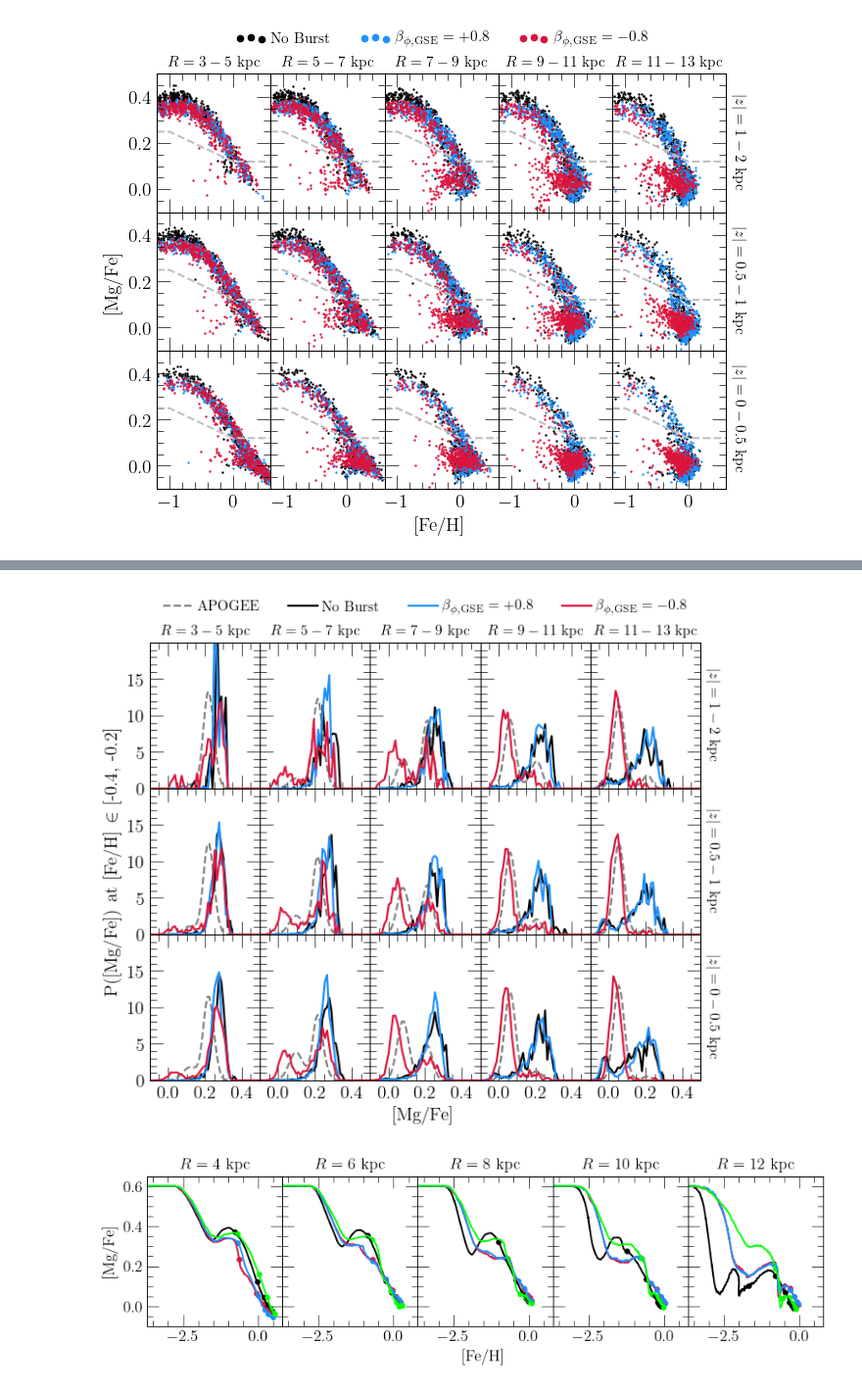
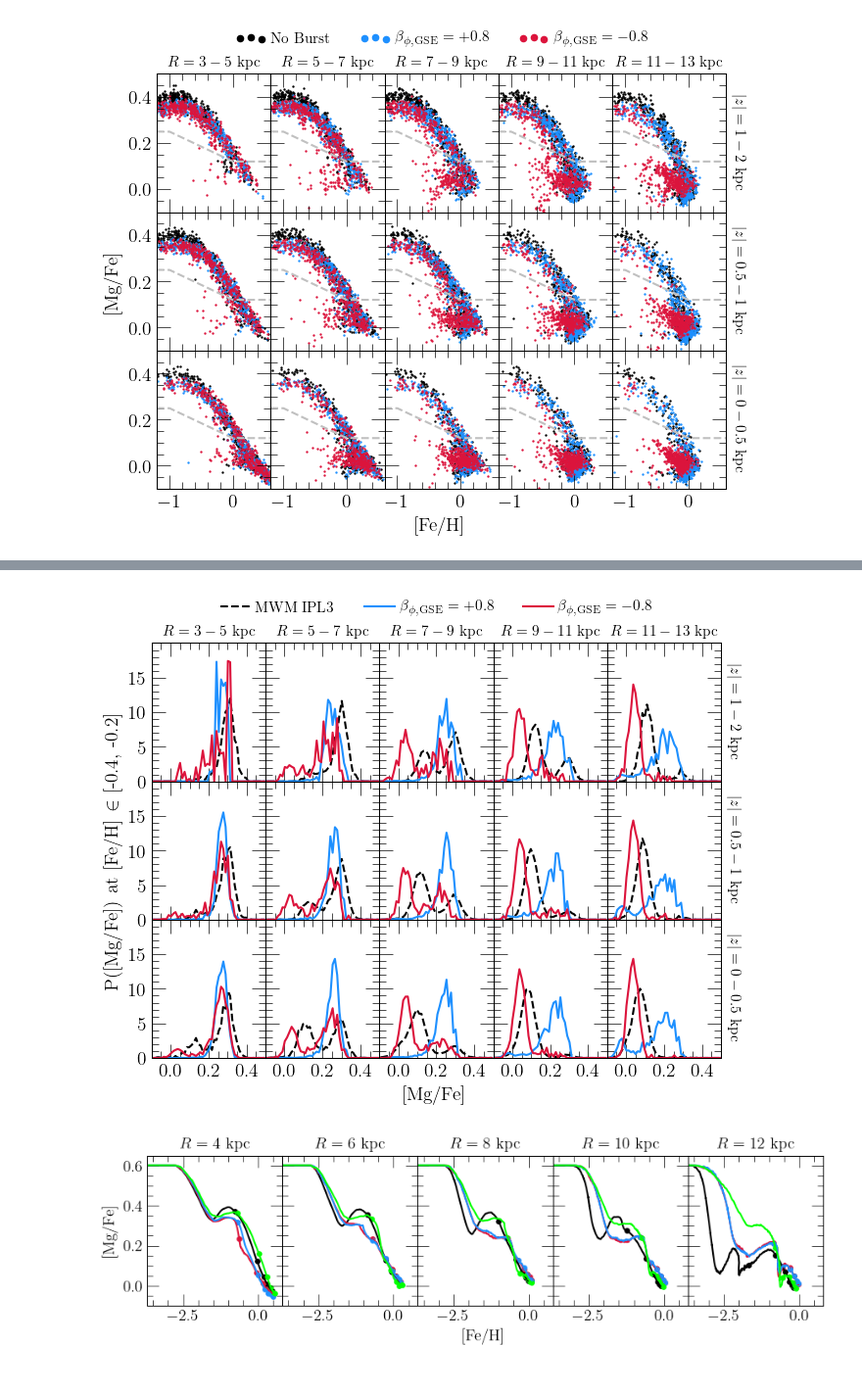
Before and after one commit to giganano/merger-flows, a Jupyter notebook: notebooks/afe-feh.ipynb, the cells around one changed output, grey strips where cells are left out. Shown at 98% size. Drawn from its saved outputs; the diff is of its cells as text; code cells hidden in the pictures.

```diff
--- a/notebooks/afe-feh.ipynb
+++ b/notebooks/afe-feh.ipynb
@@ -1,16 +1,22 @@
 # %%
 import matplotlib.pyplot as plt
+import matplotlib.patches as patches
 from plots.mpltoolkit import mpl_loc, named_colors, markers, fancy_legend, negative_log, load_style_sheet
 import numpy as np
 import vice
 import sys
+from databanks.SDSS.IPL3 import IPL3_GIANTS
 sys.path.append("..")
 from src.utils import subsample_stellar_populations, get_velocity_profile, oh_to_12pluslog
 from src.plots.utils import weighted_median
 load_style_sheet("papers")
 print(sys.version_info)
+IPL3_GIANTS = vice.dataframe(IPL3_GIANTS)
 # %% [output]
 sys.version_info(major=3, minor=12, micro=3, releaselevel='final', serial=0)
+# %%
+IPL3_GIANTS["mg_fe"] = [mg - fe for mg, fe in zip(IPL3_GIANTS["mg_h"], IPL3_GIANTS["fe_h"])]
+IPL3_GIANTS["absz"] = [abs(z) for z in IPL3_GIANTS["z"]]
 # %%
 # output = vice.output("../outputs/expifr_gse/amd/tacc3p2/massratio3/expsigma/gsebetaphiin-0p8")
 # extra = np.genfromtxt("%s_analogdata.out" % (output.name))
@@ -109,3 +115,15 @@ for ext in ["pdf", "jpeg"]:
 plt.show()
 # %% [output]
 [figure]
+# %%
+# output = vice.output("../outputs/expifr_gse/amd/tacc3p2/massratio3/expsigma/gsebetaphiin-0p8")
+# extra = np.genfromtxt("%s_analogdata.out" % (output.name))
+# output.stars["absz"] = [abs(_) for _ in extra[:,-1][:output.stars.size[0]]]
+outputs = [
+    "../outputs/expifr_gse/amd/tacc3p2/massratio3/expsigma/gsebetaphiin+0p8",
+    "../outputs/expifr_gse/amd/tacc3p2/massratio3/expsigma/gsebetaphiin-0p8"
+]
+outputs = [vice.output(name) for name in outputs]
+for out in outputs:
+    extra = np.genfromtxt("%s_analogdata.out" % (out.name))
+    out.stars["absz"] = [abs(_) for _ in extra[:,-1][:out.stars.size[0]]]
@@ -112,14 +249,16 @@ plt.show()
 # %%
-COLORS = ["black", "dodgerblue", "crimson"]
+# COLORS = ["black", "dodgerblue", "crimson"]
+COLORS = ["dodgerblue", "crimson"]
 RADII = [[3, 5], [5, 7], [7, 9], [9, 11], [11, 13]]
 ZHEIGHTS = [[1, 2], [0.5, 1], [0, 0.5]] # backwards to put high |z| at the top
-LABELS = ["No Burst", r"$\beta_{\phi,\text{GSE}} = +0.8$", r"$\beta_{\phi,\text{GSE}} = -0.8$"]
+# LABELS = ["No Burst", r"$\beta_{\phi,\text{GSE}} = +0.8$", r"$\beta_{\phi,\text{GSE}} = -0.8$"]
+LABELS = [r"$\beta_{\phi,\text{GSE}} = +0.8$", r"$\beta_{\phi,\text{GSE}} = -0.8$"]
 FEH_ERR = 0.0087
 MGFE_ERR = 0.017
 FEH_MIN = -0.4
 FEH_MAX = -0.2
 
-fig, axes = plt.subplots(nrows = len(ZHEIGHTS), ncols = len(RADII), figsize = (7.5, 6), sharex = True, sharey = True)
+fig, axes = plt.subplots(nrows = len(ZHEIGHTS), ncols = len(RADII), figsize = (7.5, 5.5), sharex = True, sharey = True)
 axes[0][0].set_xlim([-0.1, 0.5])
 axes[0][0].set_ylim([0, 20])
 axes[0][0].set_xticks([0, 0.2, 0.4])
@@ -152,59 +291,73 @@ def plot_distributions(ax, output, rmin, rmax, abszmin, abszmax, fehmin, fehmax,
     xvals = [(a + b) / 2 for a, b in zip(bins[:-1], bins[1:])]
     ax.plot(xvals, hist, **kwargs)
 
-def plot_observed_distributions(ax, rmin, abszmin, fehmin, **kwargs):
-    path = "../data/ofe_mdfs/Rmin%.1f_hmin%.1f_FeHmin%.1f.dat" % (rmin, abszmin, fehmin)
-    raw = np.genfromtxt(path)
-    ofe = raw[:,-2]
-    p_ofe = raw[:,-1]
-    dofe = ofe[1] - ofe[0]
-    norm = 0
-    for i in range(len(ofe)):
-        norm += p_ofe[i] * dofe
-    p_ofe = [p / norm for p in p_ofe]
-    ax.plot(ofe, p_ofe, **kwargs)
+# def plot_observed_distributions(ax, rmin, abszmin, fehmin, **kwargs):
+    # path = "../data/ofe_mdfs/Rmin%.1f_hmin%.1f_FeHmin%.1f.dat" % (rmin, abszmin, fehmin)
+    # raw = np.genfromtxt(path)
+    # ofe = raw[:,-2]
+    # p_ofe = raw[:,-1]
+    # dofe = ofe[1] - ofe[0]
+    # norm = 0
+    # for i in range(len(ofe)):
+    #     norm += p_ofe[i] * dofe
+    # p_ofe = [p / norm for p in p_ofe]
+    # ax.plot(ofe, p_ofe, **kwargs)
+
+def plot_observed_distributions(ax, rmin, rmax, abszmin, abszmax, fehmin, fehmax, **kwargs):
+    stars = IPL3_GIANTS.filter(
+        "rgal", ">=", rmin).filter(
+        "rgal", "<=", rmax).filter(
+        "absz", ">=", abszmin).filter(
+        "absz", "<=", abszmax).filter(
+        "fe_h", ">=", fehmin).filter(
+        "fe_h", "<=", fehmax).filter(
+        "mg_fe", ">=", ax.get_xlim()[0]).filter(
+        "mg_fe", "<=", ax.get_xlim()[1])
+    hist, bins = np.histogram(stars["mg_fe"], bins = 50, range = ax.get_xlim(), density = True)
+    xvals = [(a + b) / 2 for a, b in zip(bins[:-1], bins[1:])]
+    ax.plot(xvals, hist, **kwargs)
 
 for j in range(len(RADII)):
     for k in range(len(ZHEIGHTS)):
         kwargs = {
-            "c": named_colors()["grey"],
+            "c": named_colors()["black"],
             "linestyle": "--",
-            "label": "APOGEE"
+            "label": "MWM IPL3"
         }
-        plot_observed_distributions(axes[k][j], RADII[j][0], ZHEIGHTS[k][0], FEH_MIN, **kwargs)
+        plot_observed_distributions(axes[k][j], *RADII[j], *ZHEIGHTS[k], FEH_MIN, FEH_MAX, **kwargs)
 
 for i in range(len(outputs)):
     for j in range(len(RADII)):
         for k in range(len(ZHEIGHTS)):
             kwargs = {
                 "c": named_colors()[COLORS[i]],
                 "label": LABELS[i]
             }
             plot_distributions(axes[k][j], outputs[i], *RADII[j], *ZHEIGHTS[k], FEH_MIN, FEH_MAX, **kwargs)
 
 # axes[0][3].text(0.2, 1.25 * axes[0][0].get_ylim()[1], r"[Fe/H] $\in$ [%g, %g]" % (FEH_MIN, FEH_MAX), fontsize = 11)
 # axes[0][2].text(axes[0][2].get_xlim()[0], 1.4 * axes[0][2].get_ylim()[1],
 #     r"[Fe/H] $\in$ [%g, %g]" % (FEH_MIN, FEH_MAX), fontsize = 11)
 
 kwargs = {
     "loc": mpl_loc("lower center"),
     "bbox_to_anchor": (0.5, 1.1),
     "ncol": 4,
     "handlelength": 2,
     "fontsize": 11
 }
 leg = axes[0][2].legend(**kwargs)
 # fancy_legend(leg, COLORS)
 
 plt.tight_layout()
 plt.subplots_adjust(hspace = 0, wspace = 0)
 for ext in ["pdf", "jpeg"]:
     kwargs = {}
     if ext == "jpeg": kwargs["dpi"] = 200
-    plt.savefig("./afe-feh/galactic-regions-dists-prograde-vs-retrograde.%s" % (ext), **kwargs)
+    plt.savefig("./afe-feh/galactic-regions-dists-prograde-vs-retrograde-vs-data.%s" % (ext), **kwargs)
 plt.show()
 # %% [output]
-[figure, old version]
+[figure, new version]
 # %%
 # noburst = vice.output("../outputs/expifr/amd_betaphiin0p8")
 # burst = vice.output("../outputs/expifr_gse/massratio3-tacc3p2-gsechem")
```
Also changed, not shown: parts of 1 cell of this notebook, 13 other files.
